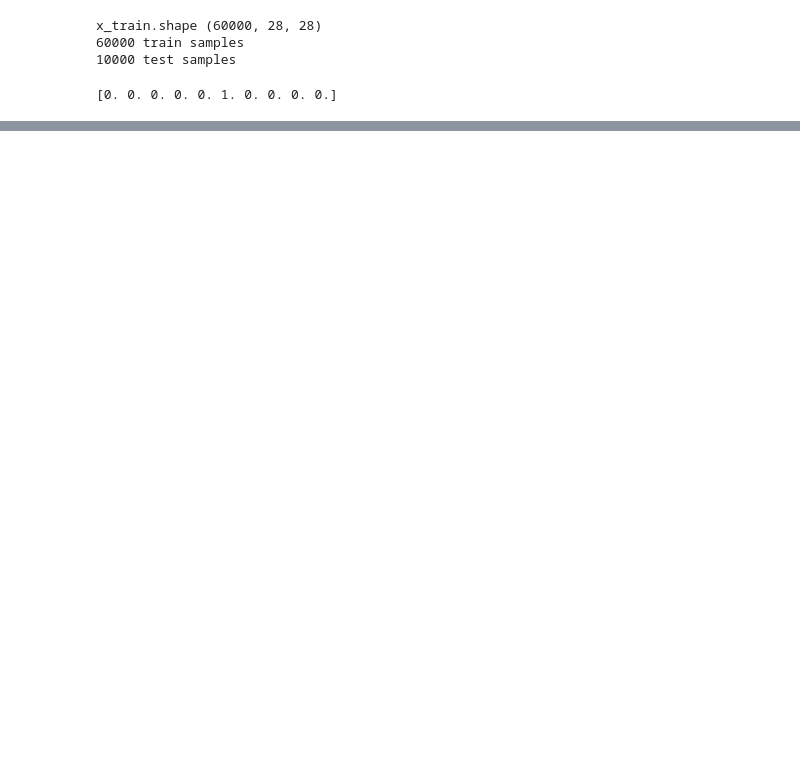
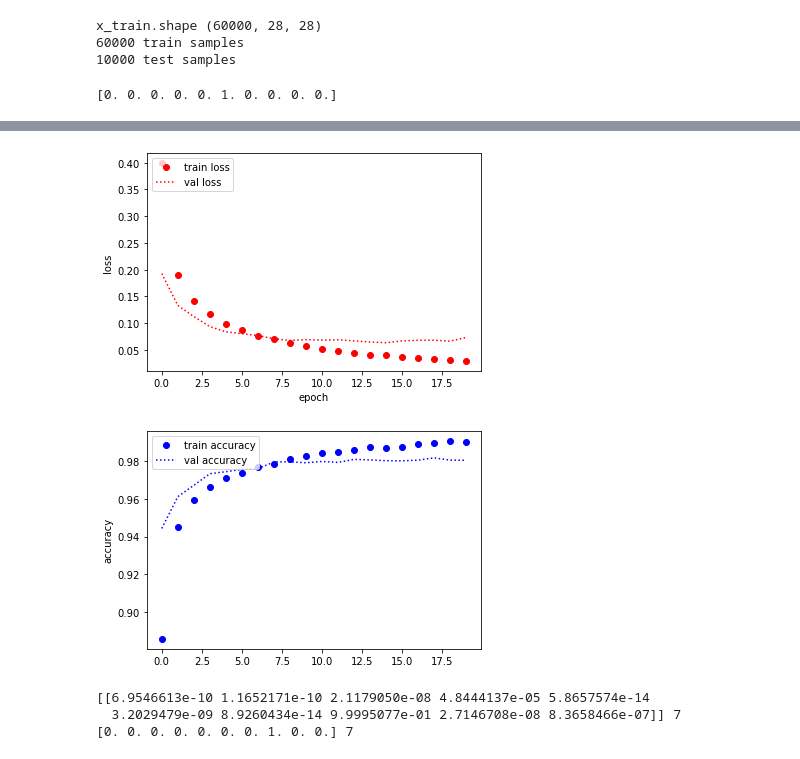
Before and after one commit to duhee01/MNIST_model, a Jupyter notebook: mnist_model.ipynb, the cells around one changed output, grey strips where cells are left out. Cells and saved outputs as stored; diff of their text form; code cells hidden in the pictures; blank space fills up the shorter version.

Commit message:
mnist_model
예측코드 추가

```diff
--- a/mnist_model.ipynb
+++ b/mnist_model.ipynb
@@ -66,3 +66,24 @@ Epoch 19/100
 469/469 [==============================] - 2s 4ms/step - loss: 0.0305 - accuracy: 0.9904 - val_loss: 0.0665 - val_accuracy: 0.9804
 Epoch 20/100
 469/469 [==============================] - 2s 4ms/step - loss: 0.0295 - accuracy: 0.9900 - val_loss: 0.0733 - val_accuracy: 0.9803
+# %%
+#그래프 나타내기
+model.evaluate(x_test,y_test,verbose=2)
+import matplotlib.pyplot as plt
+
+fig, loss_ax = plt.subplots()
+fig, acc_ax = plt.subplots()
+
+loss_ax.plot(history.history['loss'], 'ro', label='train loss')
+loss_ax.plot(history.history['val_loss'],'r:',label='val loss')
+loss_ax.set_xlabel('epoch')
+loss_ax.set_ylabel('loss')
+loss_ax.legend(loc='upper left')
+
+acc_ax.plot(history.history['accuracy'],'bo',label='train accuracy')
+acc_ax.plot(history.history['val_accuracy'],'b:',label='val accuracy')
+acc_ax.set_ylabel('accuracy')
+acc_ax.legend(loc='upper left')
+
+plt.show()
+# %% [output]
@@ -68,0 +91,18 @@ Epoch 20/100
+[figure, added]
+[figure, added]
+# %%
+#예측모델
+import numpy as np
+selected_digit = 0
+
+result = model.predict(np.array([x_test[selected_digit]]))
+result_number = np.argmax(result)
+y_test_digit = y_test[selected_digit]
+y_test_number = np.argmax(y_test_digit)
+print(result, result_number)
+print(y_test_digit, y_test_number)
+#print에서 7이 압도적으로 큰숫자로 보임
+# %% [output]
+[[6.9546613e-10 1.1652171e-10 2.1179050e-08 4.8444137e-05 5.8657574e-14
+  3.2029479e-09 8.9260434e-14 9.9995077e-01 2.7146708e-08 8.3658466e-07]] 7
+[0. 0. 0. 0. 0. 0. 0. 1. 0. 0.] 7
```
Also changed, not shown: parts of 2 cells of this notebook.
